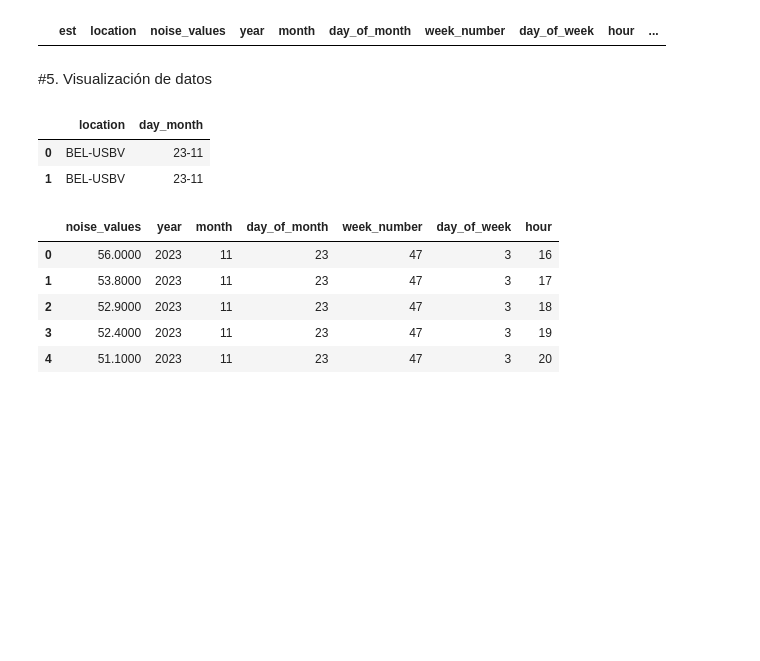
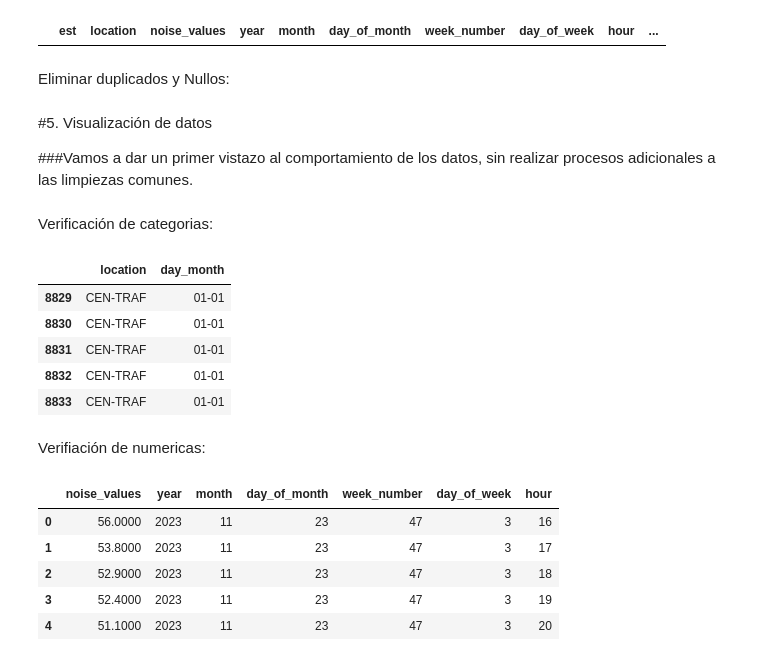
Before and after one commit to jmparradov/MachineLearning_Project, a Jupyter notebook: Machine_Learning_Project.ipynb, the cells around one changed output. Saved outputs shown, nothing was run; the diff lists cells and outputs as text; code cells hidden in the pictures; blank space fills up the shorter version.

```diff
--- a/Machine_Learning_Project.ipynb
+++ b/Machine_Learning_Project.ipynb
@@ -97,4 +111,6 @@ memory usage: 54.2+ MB
 d.loc[d.duplicated()]
 # %% [output]
 |  | est | location | noise_values | year | month | day_of_month | week_number | day_of_week | hour | ... |
+# %% [markdown]
+Eliminar duplicados y Nullos:
 # %%
@@ -108,13 +119,21 @@ d = d.dropna(subset=['noise_values'])
 d.reset_index(drop=True, inplace=True)
-# %% [markdown]
-#5. Visualización de datos
+# %% [markdown]
+#5. Visualización de datos
+
+###Vamos a dar un primer vistazo al comportamiento de los datos, sin realizar procesos adicionales a las limpiezas comunes.
+# %% [markdown]
+Verificación de categorias:
 # %%
-#Lista de variables categóricas
 catCols = d.select_dtypes(include = ["object", 'category']).columns.tolist()
 
-d[catCols].head(2)
+d[catCols].head(5)
 # %% [output]
 |  | location | day_month |
-| 0 | BEL-USBV | 23-11 |
-| 1 | BEL-USBV | 23-11 |
+| 8829 | CEN-TRAF | 01-01 |
+| 8830 | CEN-TRAF | 01-01 |
+| 8831 | CEN-TRAF | 01-01 |
+| 8832 | CEN-TRAF | 01-01 |
+| 8833 | CEN-TRAF | 01-01 |
+# %% [markdown]
+Verifiación de numericas:
 # %%
```
Also changed, not shown: parts of 29 cells of this notebook.
